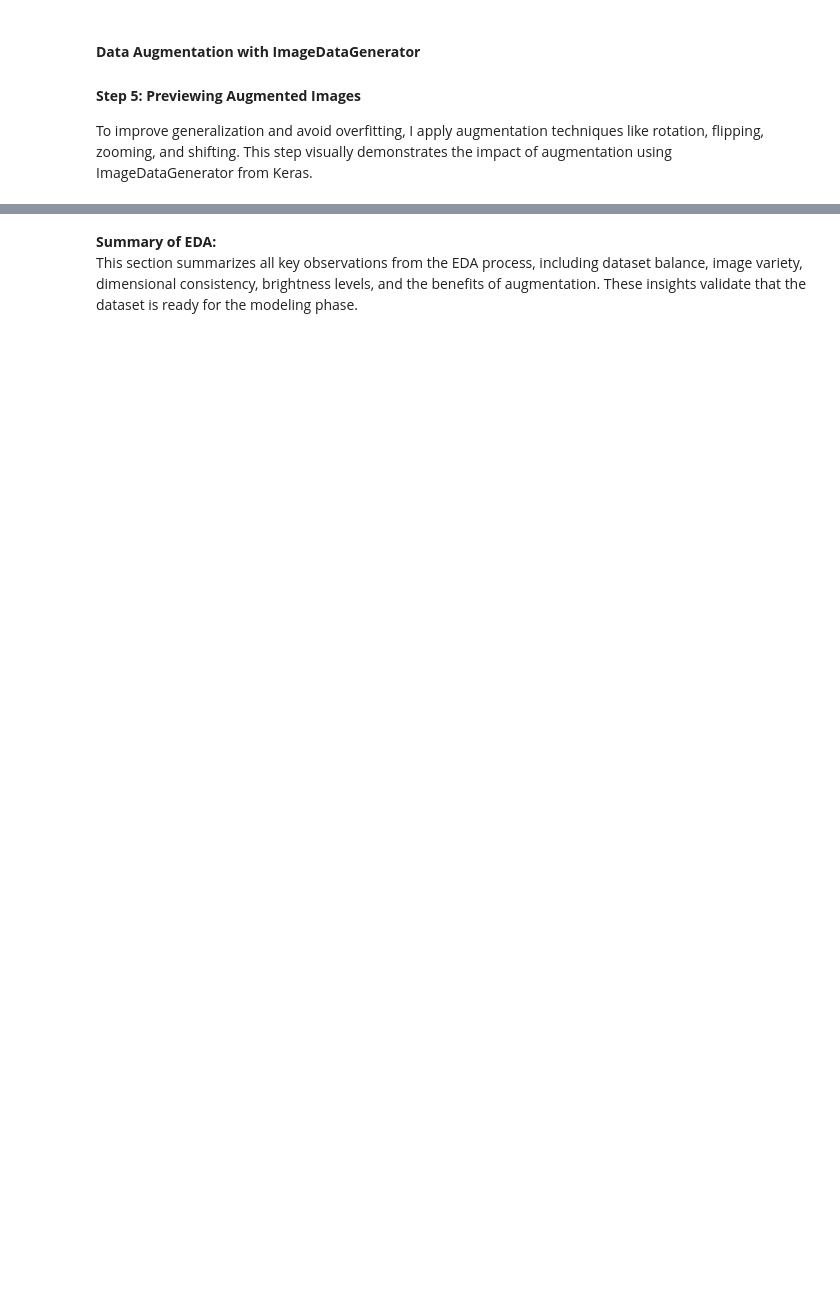
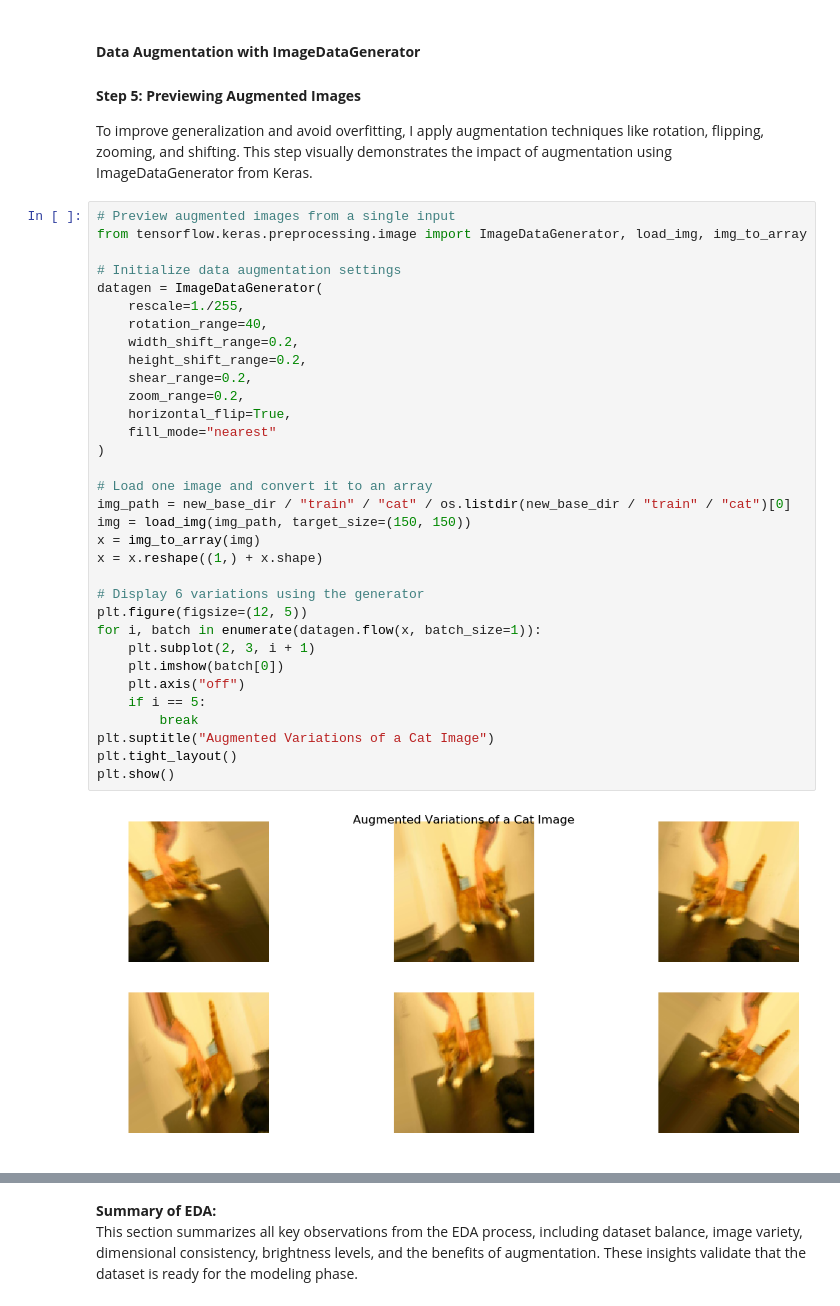
Before and after one commit to MandeepCon/CSCN8010-Practical-Lab-3, a Jupyter notebook: PracticalLab3.ipynb, the cells around one changed output, grey strips where cells are left out. Drawn from its saved outputs; the diff is of its cells as text; blank space fills up the shorter version.

```diff
--- a/PracticalLab3.ipynb
+++ b/PracticalLab3.ipynb
@@ -169,3 +238,38 @@ I convert images to grayscale and calculate average brightness values. This help
 
 #### **Step 5: Previewing Augmented Images**
 To improve generalization and avoid overfitting, I apply augmentation techniques like rotation, flipping, zooming, and shifting. This step visually demonstrates the impact of augmentation using ImageDataGenerator from Keras.
+# %%
+# Preview augmented images from a single input
+from tensorflow.keras.preprocessing.image import ImageDataGenerator, load_img, img_to_array
+
+# Initialize data augmentation settings
+datagen = ImageDataGenerator(
+    rescale=1./255,
+    rotation_range=40,
+    width_shift_range=0.2,
+    height_shift_range=0.2,
+    shear_range=0.2,
+    zoom_range=0.2,
+    horizontal_flip=True,
+    fill_mode="nearest"
+)
+
+# Load one image and convert it to an array
+img_path = new_base_dir / "train" / "cat" / os.listdir(new_base_dir / "train" / "cat")[0]
+img = load_img(img_path, target_size=(150, 150))
+x = img_to_array(img)
+x = x.reshape((1,) + x.shape)
+
+# Display 6 variations using the generator
+plt.figure(figsize=(12, 5))
+for i, batch in enumerate(datagen.flow(x, batch_size=1)):
+    plt.subplot(2, 3, i + 1)
+    plt.imshow(batch[0])
+    plt.axis("off")
+    if i == 5:
+        break
+plt.suptitle("Augmented Variations of a Cat Image")
+plt.tight_layout()
+plt.show()
+# %% [output]
+[figure, added]
```
Also changed, not shown: parts of 4 cells of this notebook.
